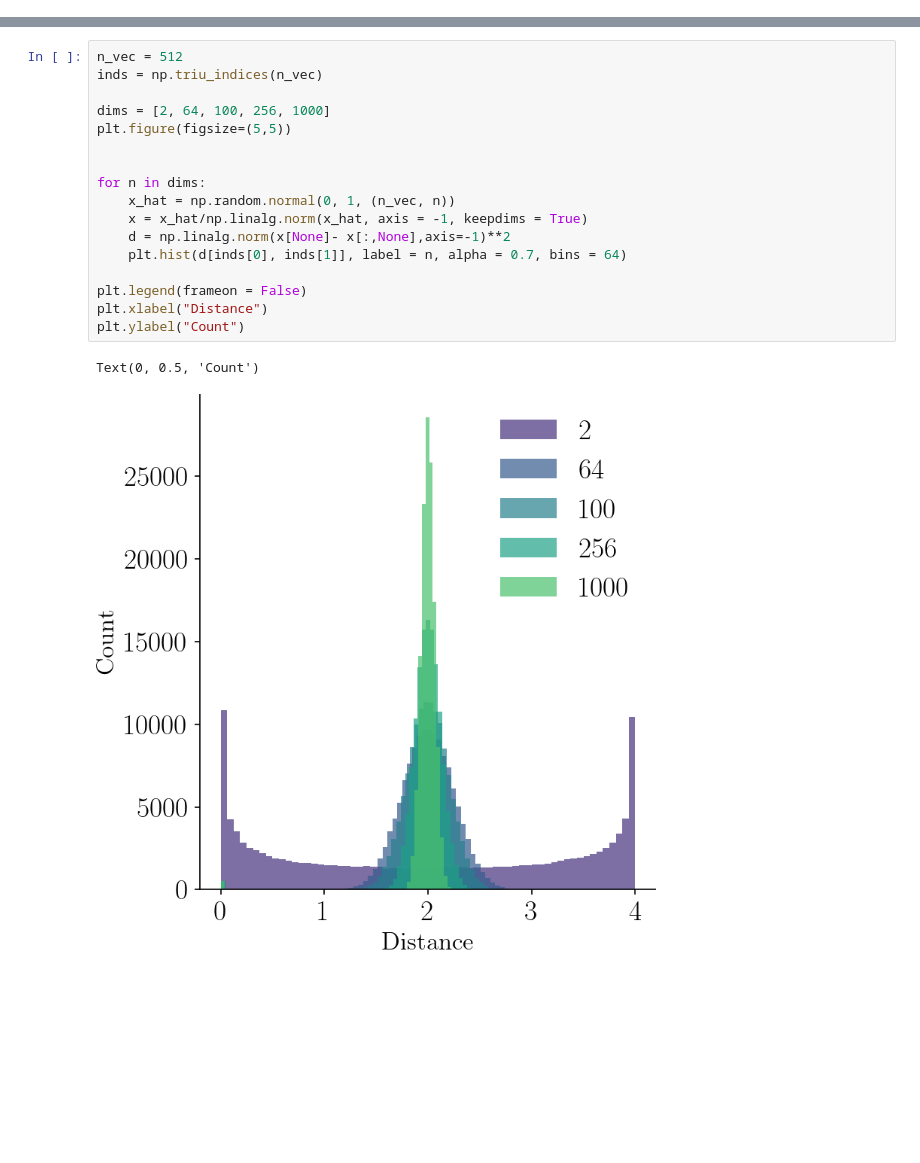
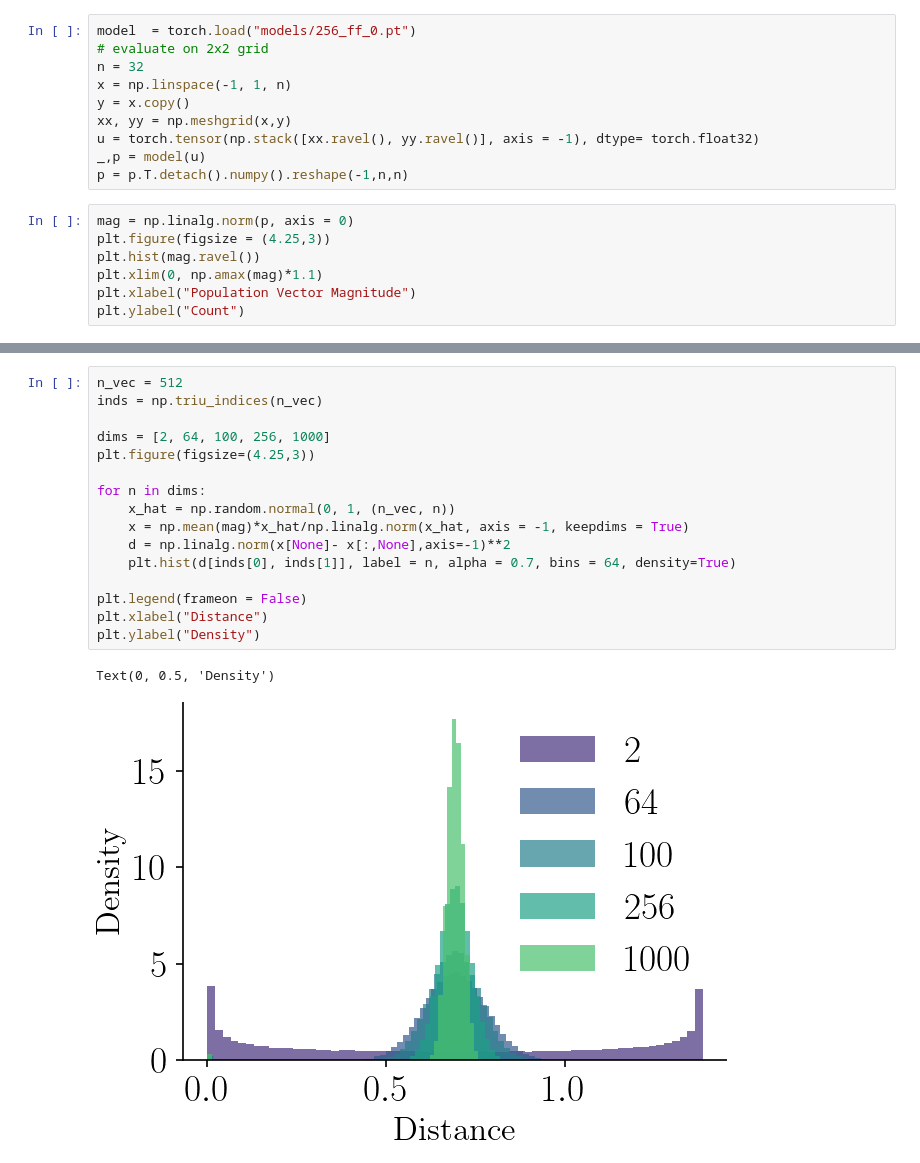
Before and after one commit to bioAI-Oslo/ConjunctiveRepresentations, a Jupyter notebook: HDC_distribution.ipynb, the cells around one changed output, grey strips where cells are left out. Saved outputs shown, nothing was run; the diff lists cells and outputs as text; blank space fills up the shorter version.

```diff
--- a/HDC_distribution.ipynb
+++ b/HDC_distribution.ipynb
@@ -4,0 +6,17 @@ plt.style.use("figures/project_style.mplstyle")
+# %%
+model  = torch.load("models/256_ff_0.pt")
+# evaluate on 2x2 grid
+n = 32
+x = np.linspace(-1, 1, n)
+y = x.copy()
+xx, yy = np.meshgrid(x,y)
+u = torch.tensor(np.stack([xx.ravel(), yy.ravel()], axis = -1), dtype= torch.float32)
+_,p = model(u)
+p = p.T.detach().numpy().reshape(-1,n,n)
+# %%
+mag = np.linalg.norm(p, axis = 0)
+plt.figure(figsize = (4.25,3))
+plt.hist(mag.ravel())
+plt.xlim(0, np.amax(mag)*1.1)
+plt.xlabel("Population Vector Magnitude")
+plt.ylabel("Count")
@@ -5,20 +26,19 @@ plt.style.use("figures/project_style.mplstyle")
 # %%
 n_vec = 512
 inds = np.triu_indices(n_vec)
 
 dims = [2, 64, 100, 256, 1000]
-plt.figure(figsize=(5,5))
-
+plt.figure(figsize=(4.25,3))
 
 for n in dims:
     x_hat = np.random.normal(0, 1, (n_vec, n))
-    x = x_hat/np.linalg.norm(x_hat, axis = -1, keepdims = True)
+    x = np.mean(mag)*x_hat/np.linalg.norm(x_hat, axis = -1, keepdims = True)
     d = np.linalg.norm(x[None]- x[:,None],axis=-1)**2
-    plt.hist(d[inds[0], inds[1]], label = n, alpha = 0.7, bins = 64)
+    plt.hist(d[inds[0], inds[1]], label = n, alpha = 0.7, bins = 64, density=True)
 
 plt.legend(frameon = False)
 plt.xlabel("Distance")
-plt.ylabel("Count")
+plt.ylabel("Density")
 # %% [output]
-Text(0, 0.5, 'Count')
+Text(0, 0.5, 'Density')
-[figure, old version]
+[figure, new version]
```
Also changed, not shown: parts of 2 cells of this notebook, 5 other files.
